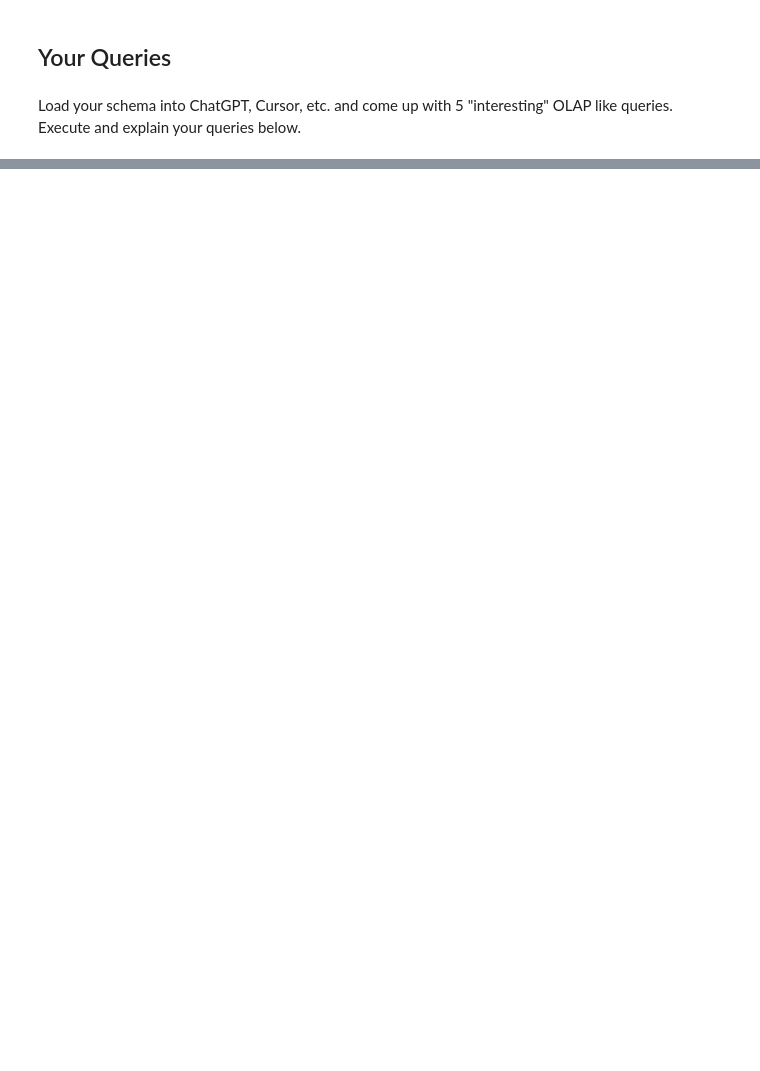
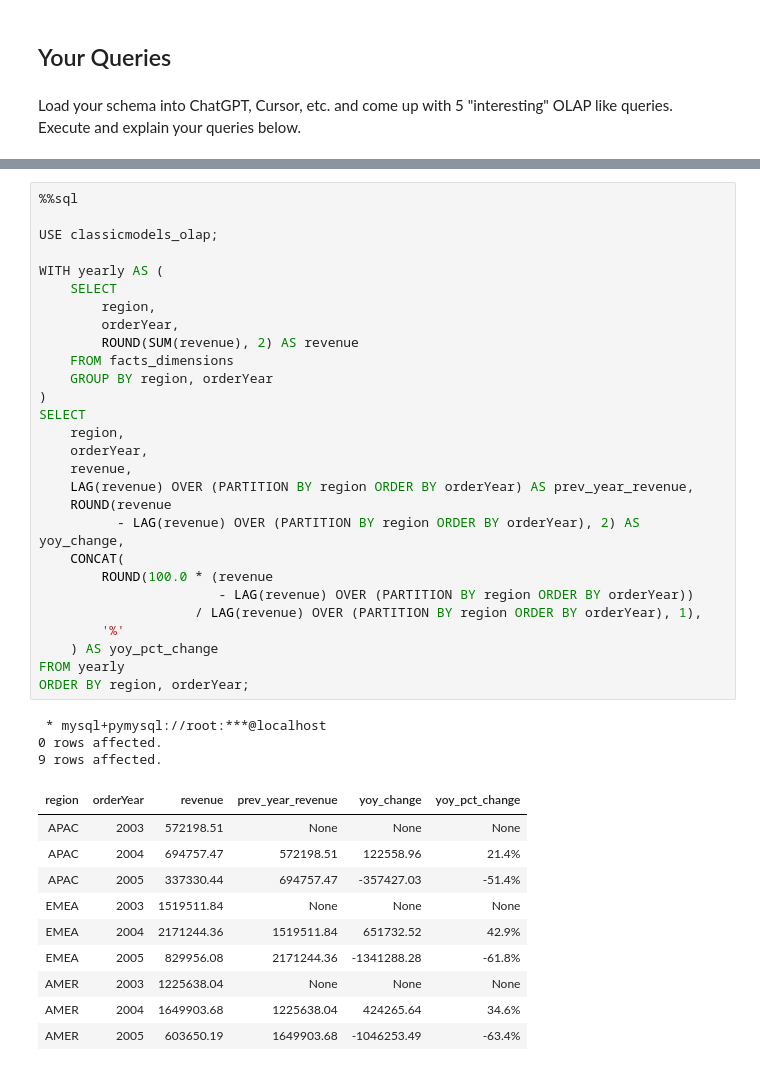
Before and after one commit to david-van-nguyen/W4111-Intro-to-Databases-Spring-2026, a Jupyter notebook: Homework/HW4/dff9-W4111-Spring-2026-HW4-non-programming-v1.ipynb, the cells around one changed output, grey strips where cells are left out. Saved outputs shown, nothing was run; the diff lists cells and outputs as text; blank space fills up the shorter version.

```diff
--- a/Homework/HW4/dff9-W4111-Spring-2026-HW4-non-programming-v1.ipynb
+++ b/Homework/HW4/dff9-W4111-Spring-2026-HW4-non-programming-v1.ipynb
@@ -445,0 +547,42 @@ Load your schema into ChatGPT, Cursor, etc. and come up with 5 "interesting" OLA
+# %%
+%%sql
+
+USE classicmodels_olap;
+
+WITH yearly AS (
+    SELECT
+        region,
+        orderYear,
+        ROUND(SUM(revenue), 2) AS revenue
+    FROM facts_dimensions
+    GROUP BY region, orderYear
+)
+SELECT
+    region,
+    orderYear,
+    revenue,
+    LAG(revenue) OVER (PARTITION BY region ORDER BY orderYear) AS prev_year_revenue,
+    ROUND(revenue
+          - LAG(revenue) OVER (PARTITION BY region ORDER BY orderYear), 2) AS yoy_change,
+    CONCAT(
+        ROUND(100.0 * (revenue
+                       - LAG(revenue) OVER (PARTITION BY region ORDER BY orderYear))
+                    / LAG(revenue) OVER (PARTITION BY region ORDER BY orderYear), 1),
+        '%'
+    ) AS yoy_pct_change
+FROM yearly
+ORDER BY region, orderYear;
+# %% [output]
+ * mysql+pymysql://root:***@localhost
+0 rows affected.
+9 rows affected.
+| region | orderYear | revenue | prev_year_revenue | yoy_change | yoy_pct_change |
+| APAC | 2003 | 572198.51 | None | None | None |
+| APAC | 2004 | 694757.47 | 572198.51 | 122558.96 | 21.4% |
+| APAC | 2005 | 337330.44 | 694757.47 | -357427.03 | -51.4% |
+| EMEA | 2003 | 1519511.84 | None | None | None |
+| EMEA | 2004 | 2171244.36 | 1519511.84 | 651732.52 | 42.9% |
+| EMEA | 2005 | 829956.08 | 2171244.36 | -1341288.28 | -61.8% |
+| AMER | 2003 | 1225638.04 | None | None | None |
+| AMER | 2004 | 1649903.68 | 1225638.04 | 424265.64 | 34.6% |
+| AMER | 2005 | 603650.19 | 1649903.68 | -1046253.49 | -63.4% |
```
Also changed, not shown: parts of 19 cells of this notebook, 1 other file.
